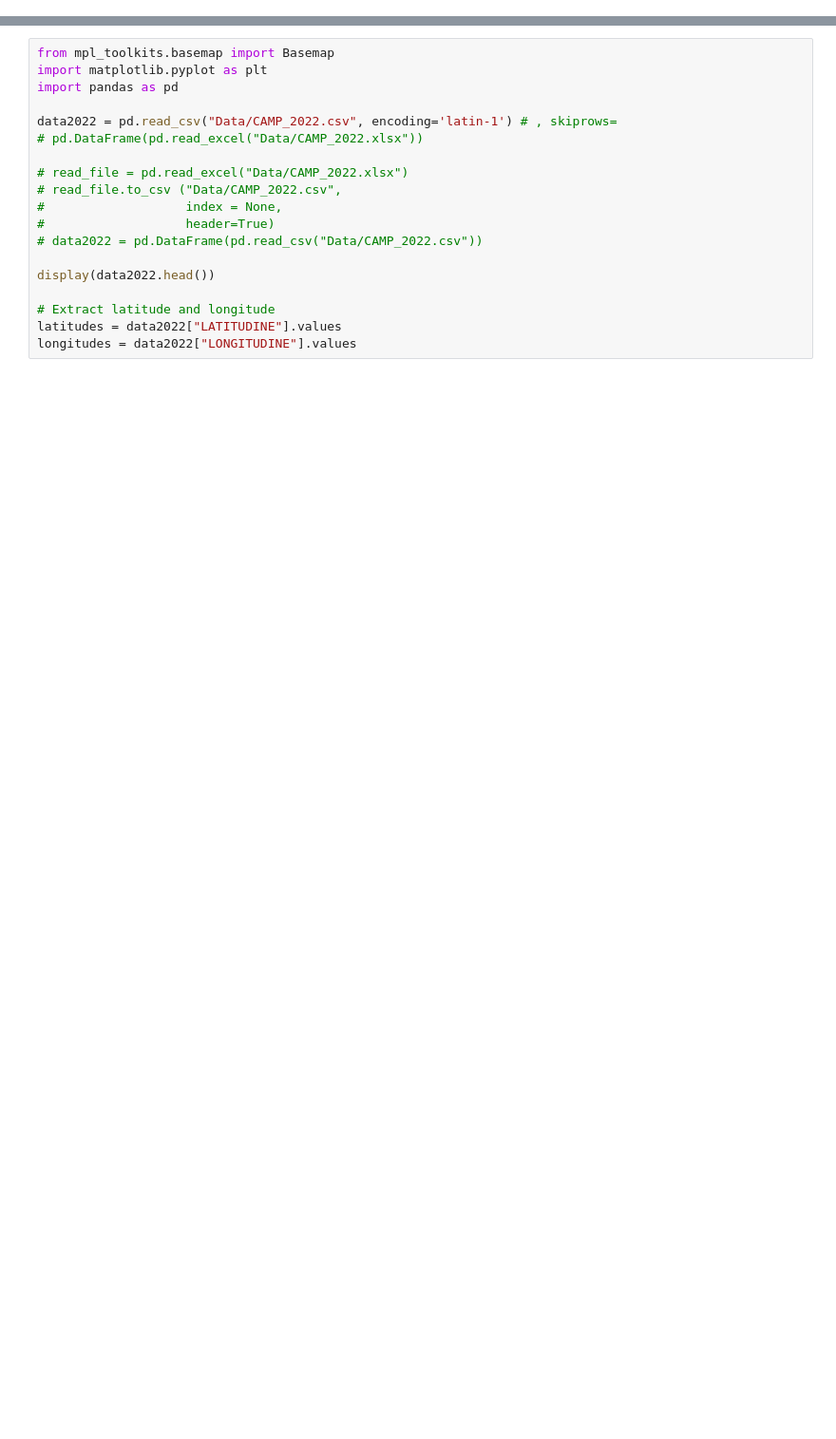
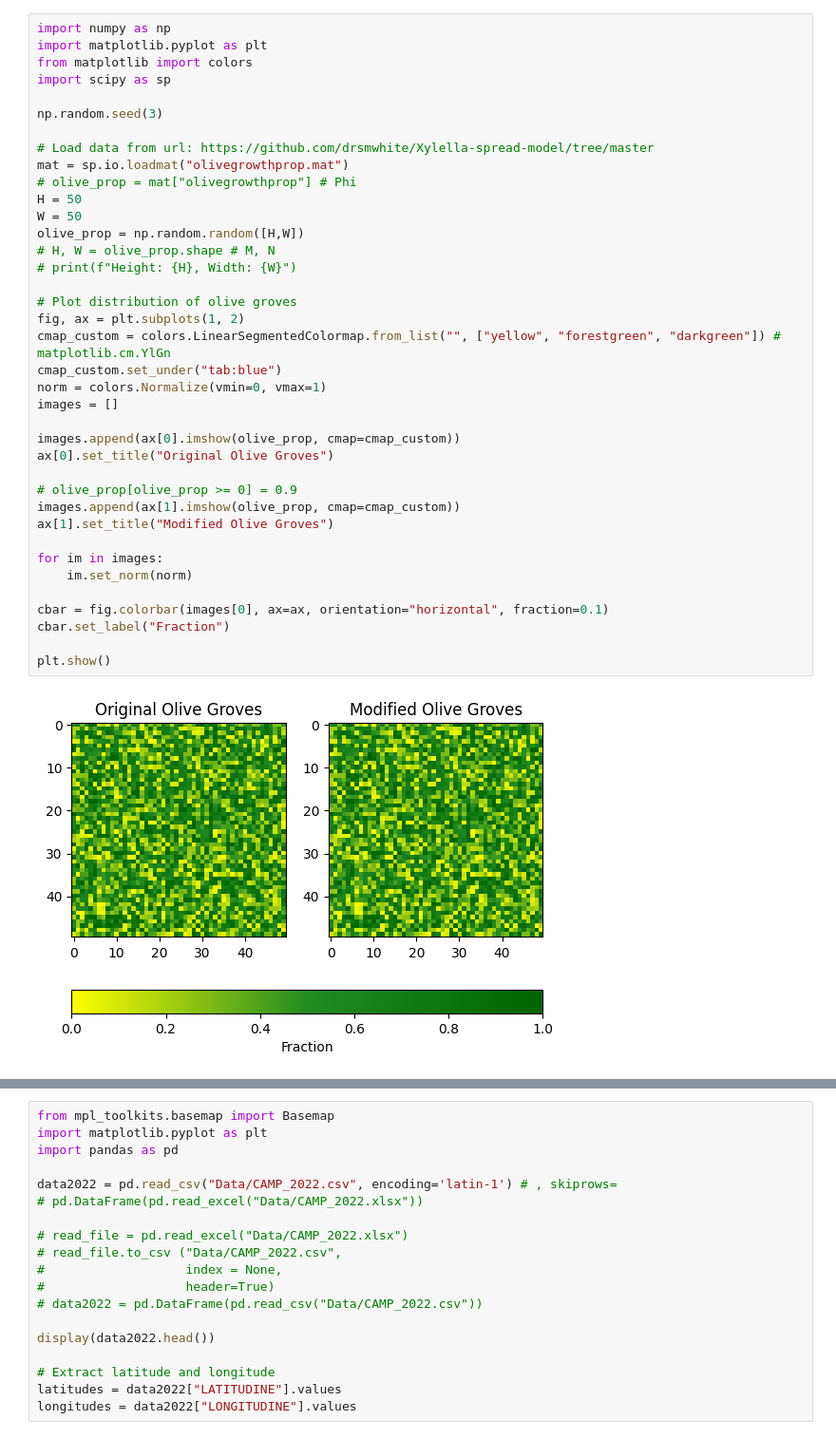
Before and after one commit to LeonMengoni/Xylella-Fastidiosa, a Jupyter notebook: Xylella.ipynb, the cells around one changed output, grey strips where cells are left out. Shown at 95% size. Saved outputs shown, nothing was run; the diff lists cells and outputs as text; blank space fills up the shorter version.

```diff
--- a/Xylella.ipynb
+++ b/Xylella.ipynb
@@ -1 +1,41 @@
+# %%
+import numpy as np
+import matplotlib.pyplot as plt
+from matplotlib import colors
+import scipy as sp
+
+np.random.seed(3)
+
+# Load data from url: https://github.com/drsmwhite/Xylella-spread-model/tree/master
+mat = sp.io.loadmat("olivegrowthprop.mat")
+# olive_prop = mat["olivegrowthprop"] # Phi
+H = 50
+W = 50
+olive_prop = np.random.random([H,W])
+# H, W = olive_prop.shape # M, N
+# print(f"Height: {H}, Width: {W}")
+
+# Plot distribution of olive groves
+fig, ax = plt.subplots(1, 2)
+cmap_custom = colors.LinearSegmentedColormap.from_list("", ["yellow", "forestgreen", "darkgreen"]) # matplotlib.cm.YlGn
+cmap_custom.set_under("tab:blue")
+norm = colors.Normalize(vmin=0, vmax=1)
+images = []
+
+images.append(ax[0].imshow(olive_prop, cmap=cmap_custom))
+ax[0].set_title("Original Olive Groves")
+
+# olive_prop[olive_prop >= 0] = 0.9
+images.append(ax[1].imshow(olive_prop, cmap=cmap_custom))
+ax[1].set_title("Modified Olive Groves")
+
+for im in images:
+    im.set_norm(norm)
+
+cbar = fig.colorbar(images[0], ax=ax, orientation="horizontal", fraction=0.1)
+cbar.set_label("Fraction")
+
+plt.show()
+# %% [output]
+[figure, added]
 # %%
```
Also changed, not shown: parts of 8 cells of this notebook, 9 other files.
